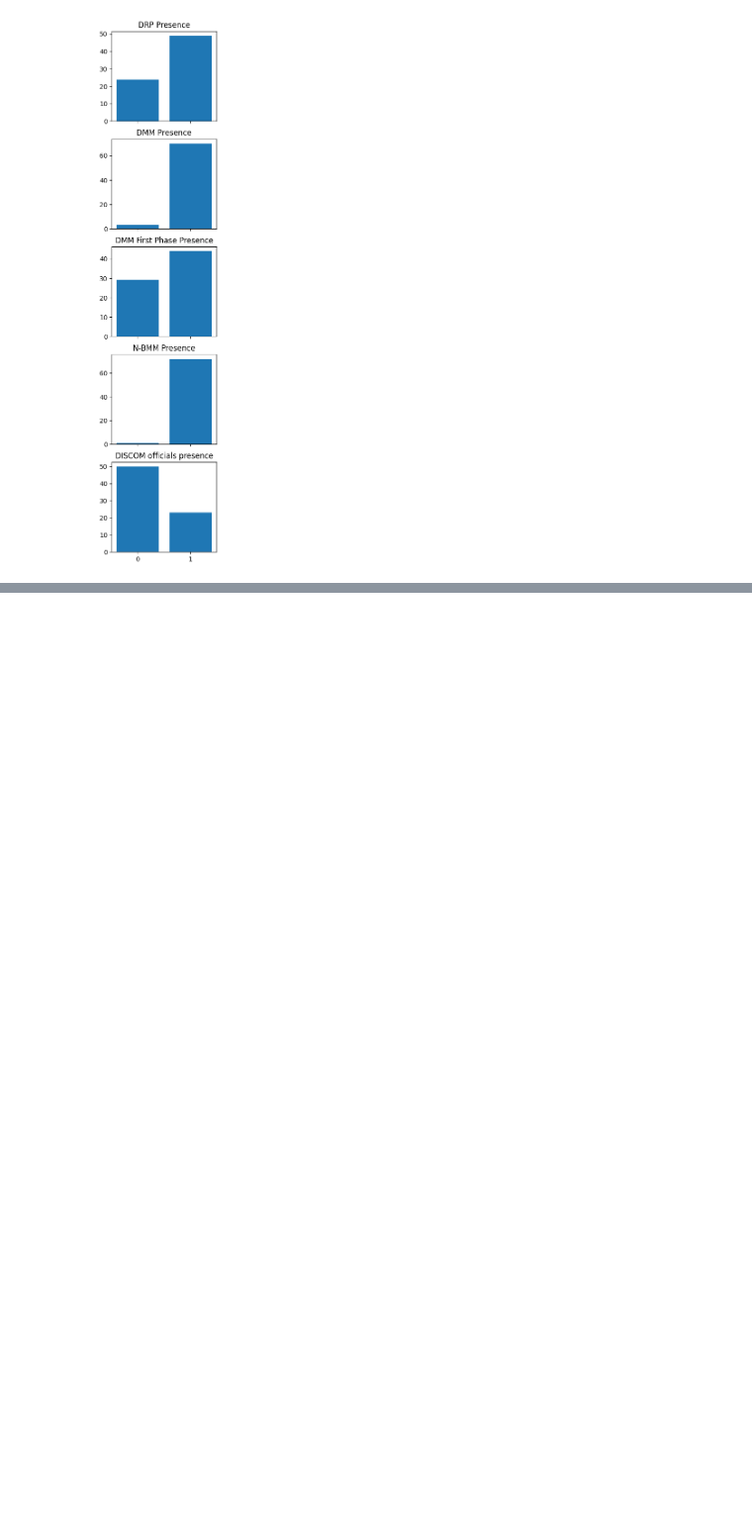
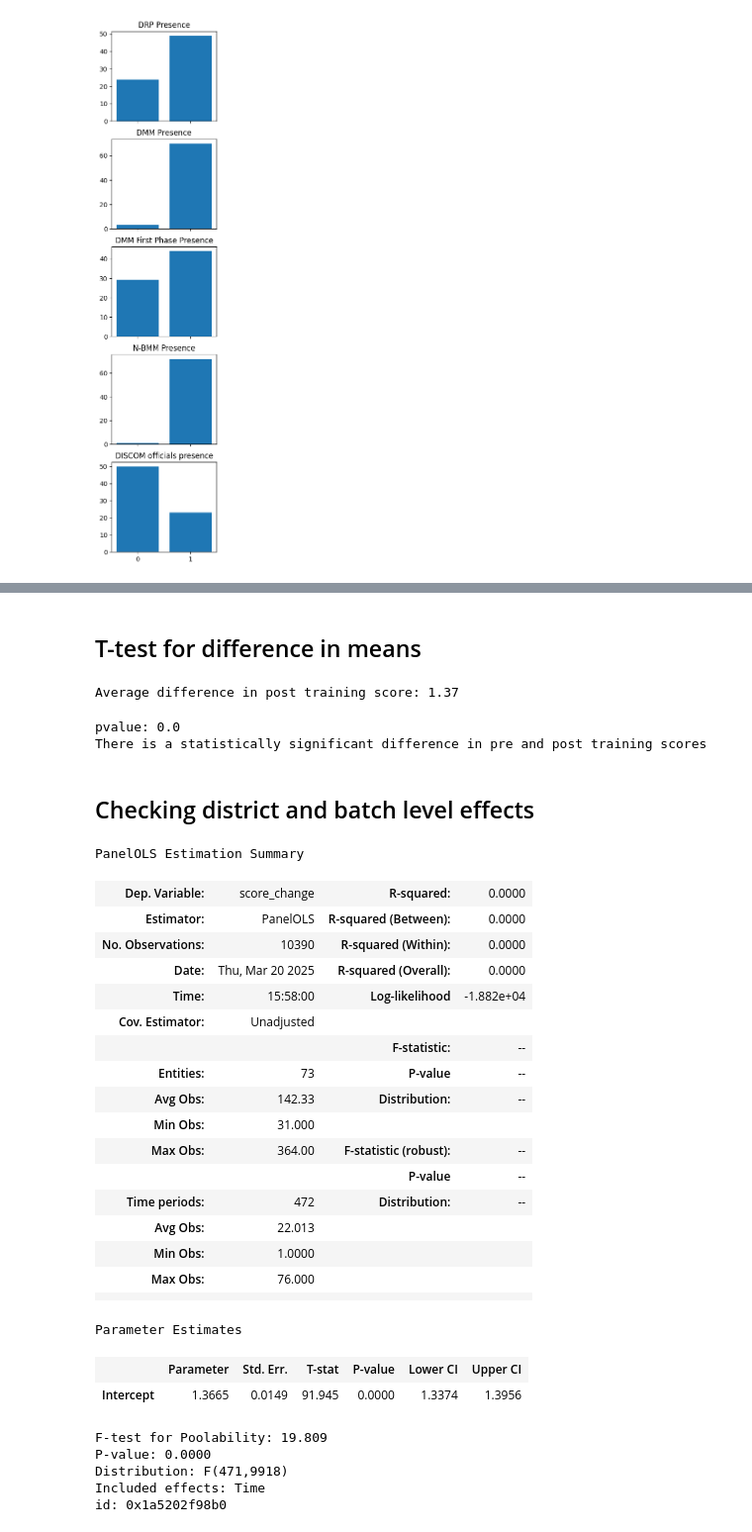
Before and after one commit to Tarunmehta004/Vidyut_Sakhi_training, a Jupyter notebook: Python implementation/Analysis 18Mar25.iPYNB, the cells around one changed output, grey strips where cells are left out. Shown at 99% size. Cells and saved outputs as stored; diff of their text form; code cells hidden in the pictures; blank space fills up the shorter version.

```diff
--- a/Python implementation/Descriptive_analysis 18Mar25.iPYNB
+++ b/Python implementation/Analysis 18Mar25.iPYNB
@@ -172,0 +177,49 @@ Name: count, dtype: int64
+# %% [markdown]
+## T-test for difference in means
+# %%
+print( f'Average difference in post training score: {merged_df['score_change'].mean().round(2)}')
+# %% [output]
+Average difference in post training score: 1.37
+# %%
+# T-test for difference in means
+tstat, pvalue = ttest_rel(df_1['A1_total'], df_1['A2_total'])
+print(f'pvalue: {pvalue.round(2)}')
+print ('There is a statistically significant difference in pre and post training scores')
+# %% [output]
+pvalue: 0.0
+There is a statistically significant difference in pre and post training scores
+# %% [markdown]
+## Checking district and batch level effects
+# %%
+# First difference regression of change in scores on batch FE
+formula = 'score_change ~ 1 + TimeEffects'
+model = linearmodels.panel.PanelOLS.from_formula(formula= formula, data = merged_df)
+results = model.fit()
+results
+# %% [output]
+PanelOLS Estimation Summary
+| Dep. Variable: | score_change | R-squared: | 0.0000 |
+| Estimator: | PanelOLS | R-squared (Between): | 0.0000 |
+| No. Observations: | 10390 | R-squared (Within): | 0.0000 |
+| Date: | Thu, Mar 20 2025 | R-squared (Overall): | 0.0000 |
+| Time: | 15:58:00 | Log-likelihood | -1.882e+04 |
+| Cov. Estimator: | Unadjusted |  |  |
+|  |  | F-statistic: | -- |
+| Entities: | 73 | P-value | -- |
+| Avg Obs: | 142.33 | Distribution: | -- |
+| Min Obs: | 31.000 |  |  |
+| Max Obs: | 364.00 | F-statistic (robust): | -- |
+|  |  | P-value | -- |
+| Time periods: | 472 | Distribution: | -- |
+| Avg Obs: | 22.013 |  |  |
+| Min Obs: | 1.0000 |  |  |
+| Max Obs: | 76.000 |  |  |
+|  |  |  |  |
+Parameter Estimates
+|  | Parameter | Std. Err. | T-stat | P-value | Lower CI | Upper CI |
+| Intercept | 1.3665 | 0.0149 | 91.945 | 0.0000 | 1.3374 | 1.3956 |
+F-test for Poolability: 19.809
+P-value: 0.0000
+Distribution: F(471,9918)
+Included effects: Time
+id: 0x1a5202f98b0
```
Also changed, not shown: parts of 18 cells of this notebook.
